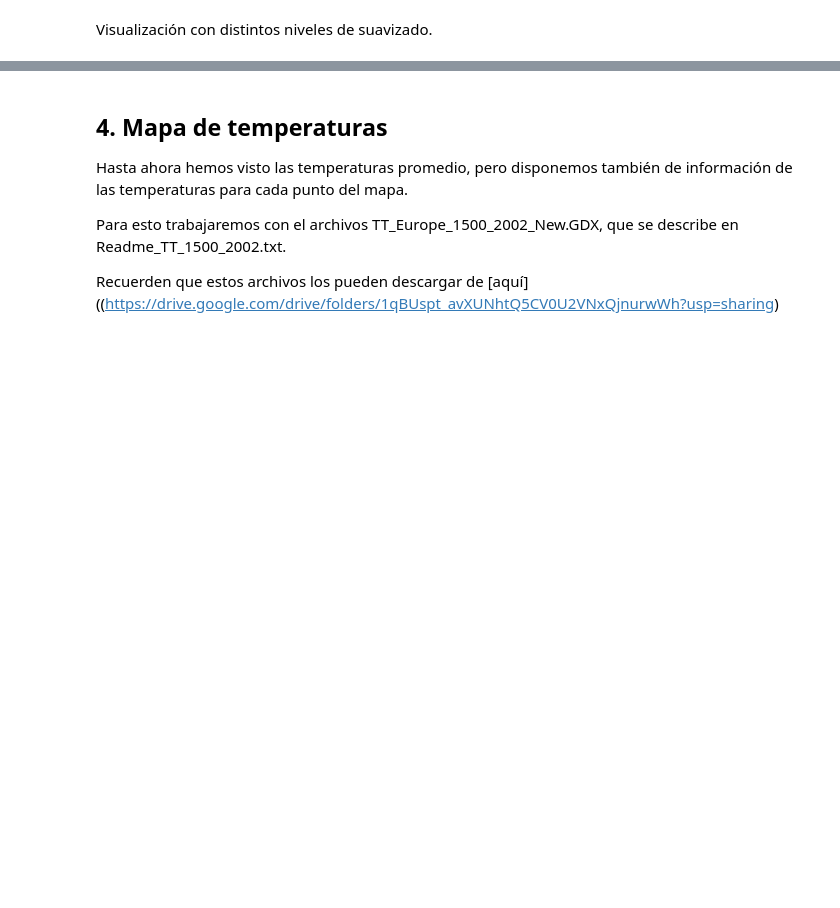
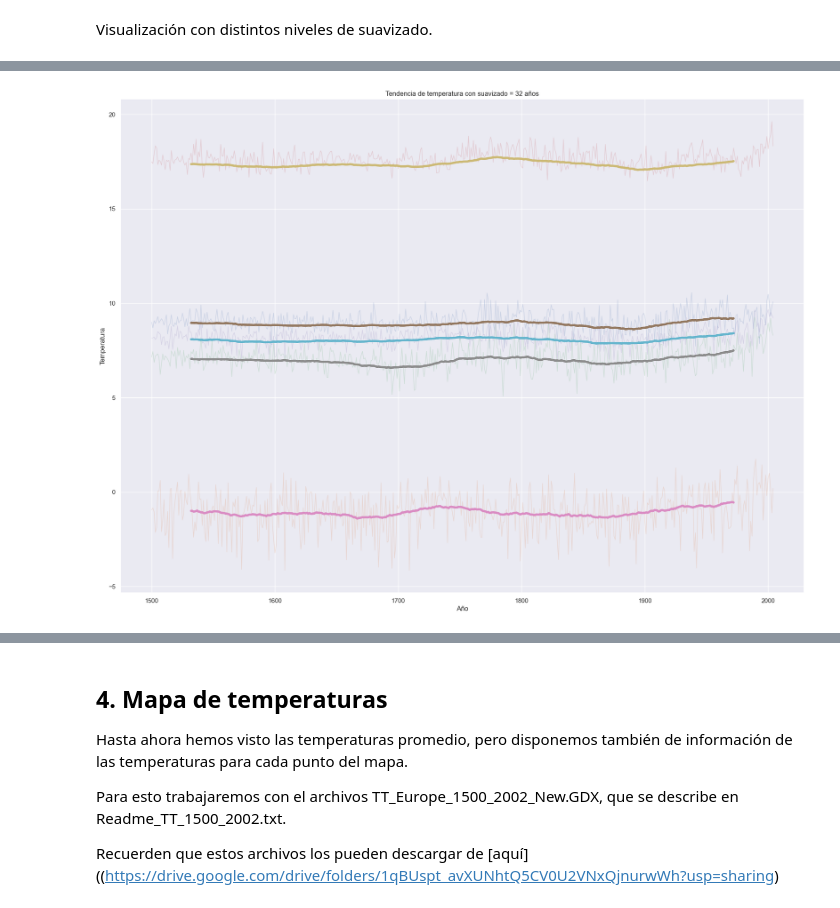
Before and after one commit to juanpsch/CEIA_Analisis_de_datos, a Jupyter notebook: clase_1/practicas/AdA_TP1_temperatures_JP.ipynb, the cells around one changed output, grey strips where cells are left out. Cells and saved outputs as stored; diff of their text form; code cells hidden in the pictures; blank space fills up the shorter version.

```diff
--- a/clase_1/practicas/AdA_TP1_temperatures_JP.ipynb
+++ b/clase_1/practicas/AdA_TP1_temperatures_JP.ipynb
@@ -210,7 +210,9 @@ def smooth(L,r):
     :rtype: pd.Series
     """
     # COMPLETAR
-    new_series_values = [] # ...
+    new_series_values =[sum(L[i-r:i+r])/(2*r+1) for i, j in enumerate(L)][r:-r]
     return pd.Series(new_series_values)
 
 series = df.autumn
+
+smooth(series, 4)
@@ -228,22 +275,36 @@ for i,r in enumerate(smoothing_params):
 # %%
 def plot_temperature_trends_smooth(df,filename,r=1,start_year=None,end_year=None):
     """Realiza un gráfico de tendencia y lo almacena en un archivo.
 
     :param df: Dataframe con valores de temperaturas anuales.
                Debe contener las columnas 'year' y 'autumn','winter','spring','summer', 'annual'.
     :type pd.Dataframe
     :param filename: Nombre del archivo de salida
     :type string
     :param start_year: Año inicial. Si se omite, es el primero de la serie.
     :type int, optional
     :param end_year: Año final. Si se omite, es el último de la serie.
     :type int, optional
     """
-    # COMPLETAR
-    # ...
+    smoothing_params =  r
+
+    fig = plt.figure(figsize=(22,16))
+    ax = fig.add_subplot(1, 1, 1)
+    ax.plot(df.year,df[['autumn','winter','spring','summer','annual']],lw=1, alpha=0.2)
+    for i in df[['autumn','winter','spring','summer','annual']].columns:
+          ax.plot(df.year[r:-r], smooth(df[i], r),lw=4, alpha=1)
+    ax.set_title("Tendencia de temperatura con suavizado = {} años".format(r))
+    ax.set_xlabel('Año')
+    ax.set_ylabel('Temperatura')
+
+
+
+
 
 plot_temperature_trends_smooth(df,filename="tendencia_temperatura_suavizado.png",
-                               r=17,start_year=None,end_year=None)
+                               r=32,start_year=None,end_year=None)
+# %% [output]
+[figure, added]
 # %% [markdown]
 Opcional: es posible mejorar el gráfico anterior mostrando los valores con distinto suavizado con menor opacidad, como se muestra en la figura.
 
```
Also changed, not shown: parts of 5 cells of this notebook, 1 other file.
